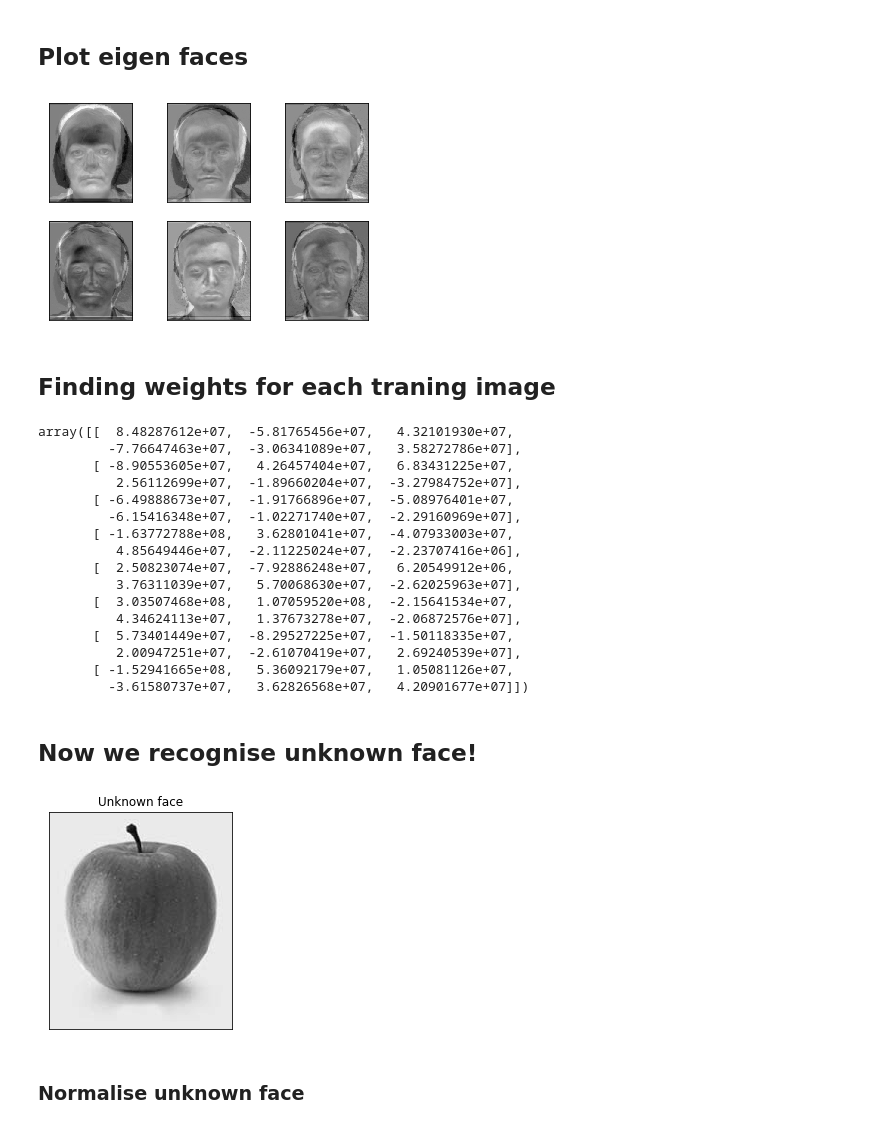
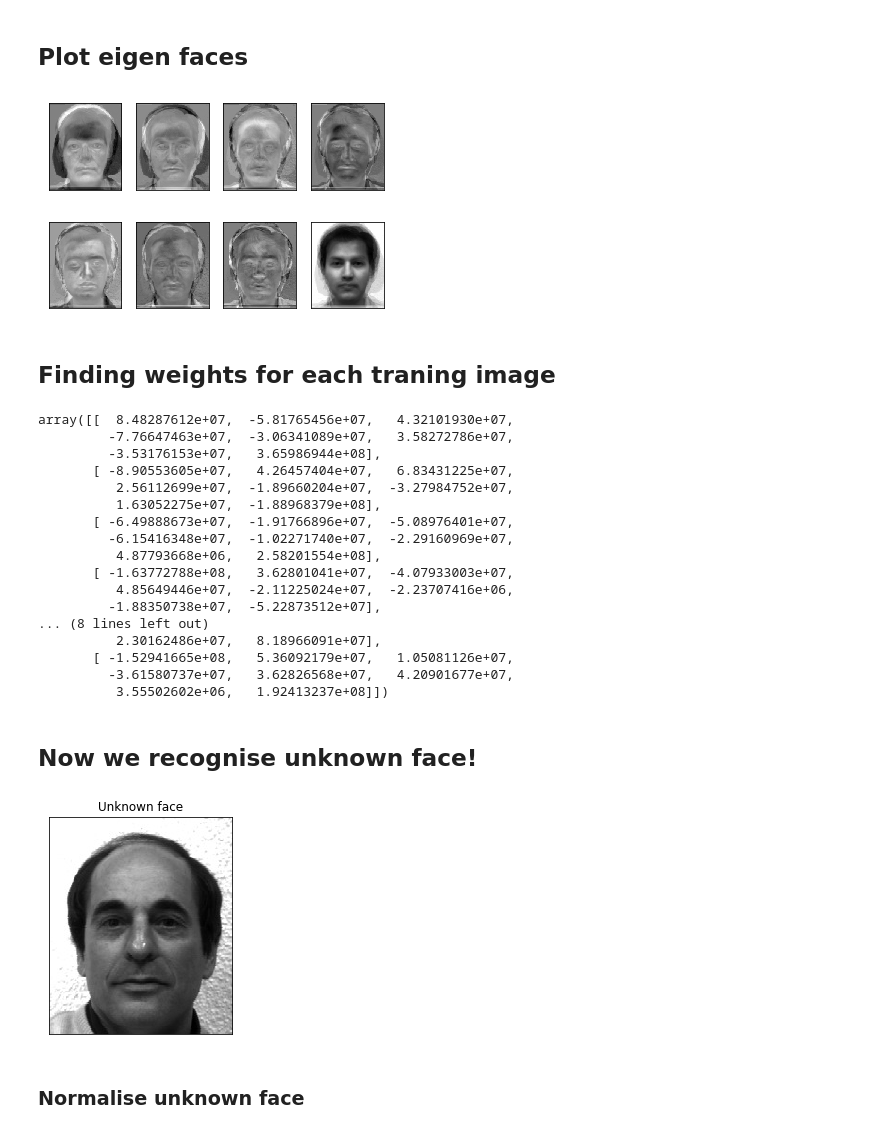
Before and after one commit to vutsalsinghal/EigenFace, a Jupyter notebook: Face Recognition.ipynb, the cells around one changed output. Drawn from its saved outputs; the diff is of its cells as text; code cells hidden in the pictures.

```diff
--- a/Face Recognition.ipynb
+++ b/Face Recognition.ipynb
@@ -203,7 +203,7 @@ Cumulative proportion of variance explained vector:
 # %% [markdown]
 ## Choose the necessary no.of principle components:
 # %%
-reduced_data = np.array(eigvectors_sort[:6]).transpose()
+reduced_data = np.array(eigvectors_sort[:]).transpose()
 # %% [markdown]
 Now we try to find the projected data. This will form the eigen space.
 # %%
@@ -214,12 +214,12 @@ proj_data = proj_data.transpose()
 # %%
 for i in range(proj_data.shape[0]):
     img = proj_data[i].reshape(height,width)
-    plt.subplot(2,3,1+i)
+    plt.subplot(2,4,1+i)
     plt.imshow(img, cmap='gray')
     plt.tick_params(labelleft='off', labelbottom='off', bottom='off',top='off',right='off',left='off', which='both')
 plt.show()
 # %% [output]
-[figure, old version]
+[figure, new version]
 # %% [markdown]
 ## Finding weights for each traning image
 # %%
@@ -227,25 +227,26 @@ w = np.array([np.dot(proj_data,i) for i in normalised_training_tensor])
 w
 # %% [output]
 array([[  8.48287612e+07,  -5.81765456e+07,   4.32101930e+07,
-         -7.76647463e+07,  -3.06341089e+07,   3.58272786e+07],
+         -7.76647463e+07,  -3.06341089e+07,   3.58272786e+07,
+         -3.53176153e+07,   3.65986944e+08],
        [ -8.90553605e+07,   4.26457404e+07,   6.83431225e+07,
-          2.56112699e+07,  -1.89660204e+07,  -3.27984752e+07],
+          2.56112699e+07,  -1.89660204e+07,  -3.27984752e+07,
+          1.63052275e+07,  -1.88968379e+08],
        [ -6.49888673e+07,  -1.91766896e+07,  -5.08976401e+07,
-         -6.15416348e+07,  -1.02271740e+07,  -2.29160969e+07],
+         -6.15416348e+07,  -1.02271740e+07,  -2.29160969e+07,
+          4.87793668e+06,   2.58201554e+08],
        [ -1.63772788e+08,   3.62801041e+07,  -4.07933003e+07,
-          4.85649446e+07,  -2.11225024e+07,  -2.23707416e+06],
-       [  2.50823074e+07,  -7.92886248e+07,   6.20549912e+06,
-          3.76311039e+07,   5.70068630e+07,  -2.62025963e+07],
-       [  3.03507468e+08,   1.07059520e+08,  -2.15641534e+07,
-          4.34624113e+07,   1.37673278e+07,  -2.06872576e+07],
-       [  5.73401449e+07,  -8.29527225e+07,  -1.50118335e+07,
-          2.00947251e+07,  -2.61070419e+07,   2.69240539e+07],
+          4.85649446e+07,  -2.11225024e+07,  -2.23707416e+06,
+         -1.88350738e+07,  -5.22873512e+07],
+... (8 lines left out)
+          2.30162486e+07,   8.18966091e+07],
        [ -1.52941665e+08,   5.36092179e+07,   1.05081126e+07,
-         -3.61580737e+07,   3.62826568e+07,   4.20901677e+07]])
+         -3.61580737e+07,   3.62826568e+07,   4.20901677e+07,
+          3.55502602e+06,   1.92413237e+08]])
 # %% [markdown]
 ## Now we recognise unknown face!
 # %%
-unknown_face        = plt.imread('apple1_gray.jpg')
+unknown_face        = plt.imread('Dataset/subject12.normal.jpg')
 unknown_face_vector = np.array(unknown_face, dtype='float64').flatten()
 
 plt.imshow(unknown_face, cmap='gray')
@@ -253,7 +254,7 @@ plt.title('Unknown face')
 plt.tick_params(labelleft='off', labelbottom='off', bottom='off',top='off',right='off',left='off', which='both')
 plt.show()
 # %% [output]
-[figure, old version]
+[figure, new version]
 # %% [markdown]
 ### Normalise unknown face
 # %%
```
Also changed, not shown: parts of 6 cells of this notebook.
